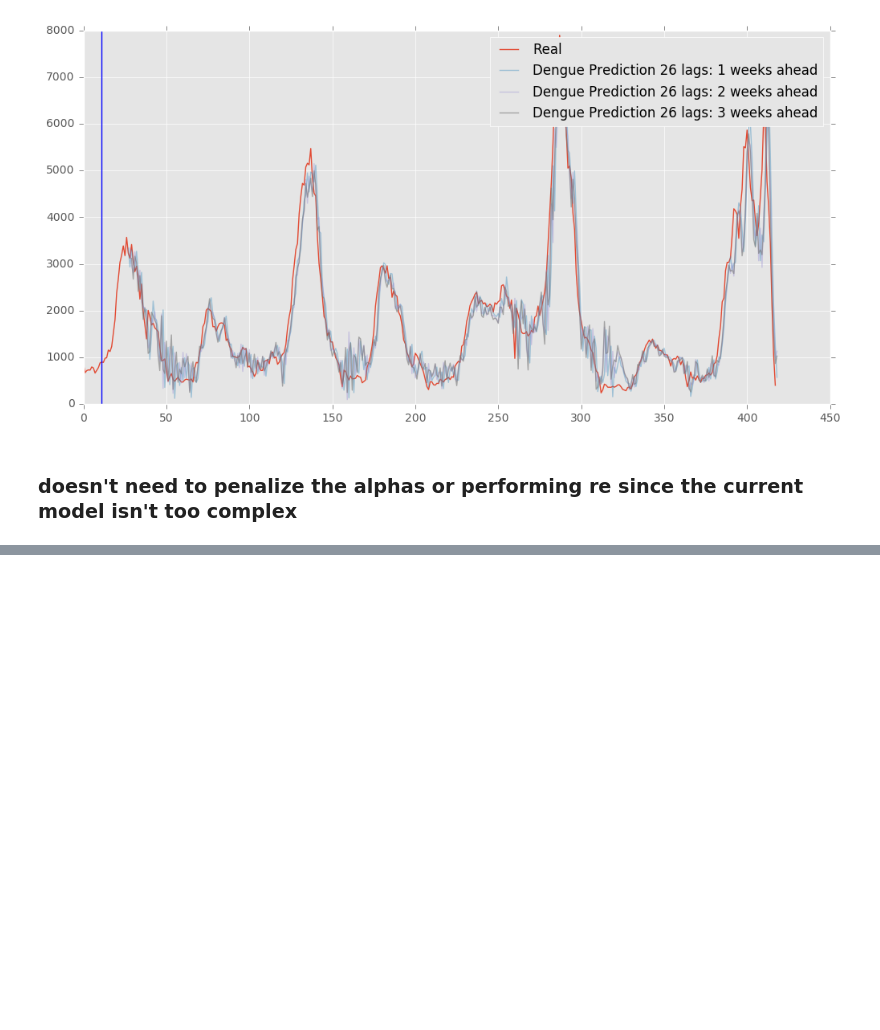
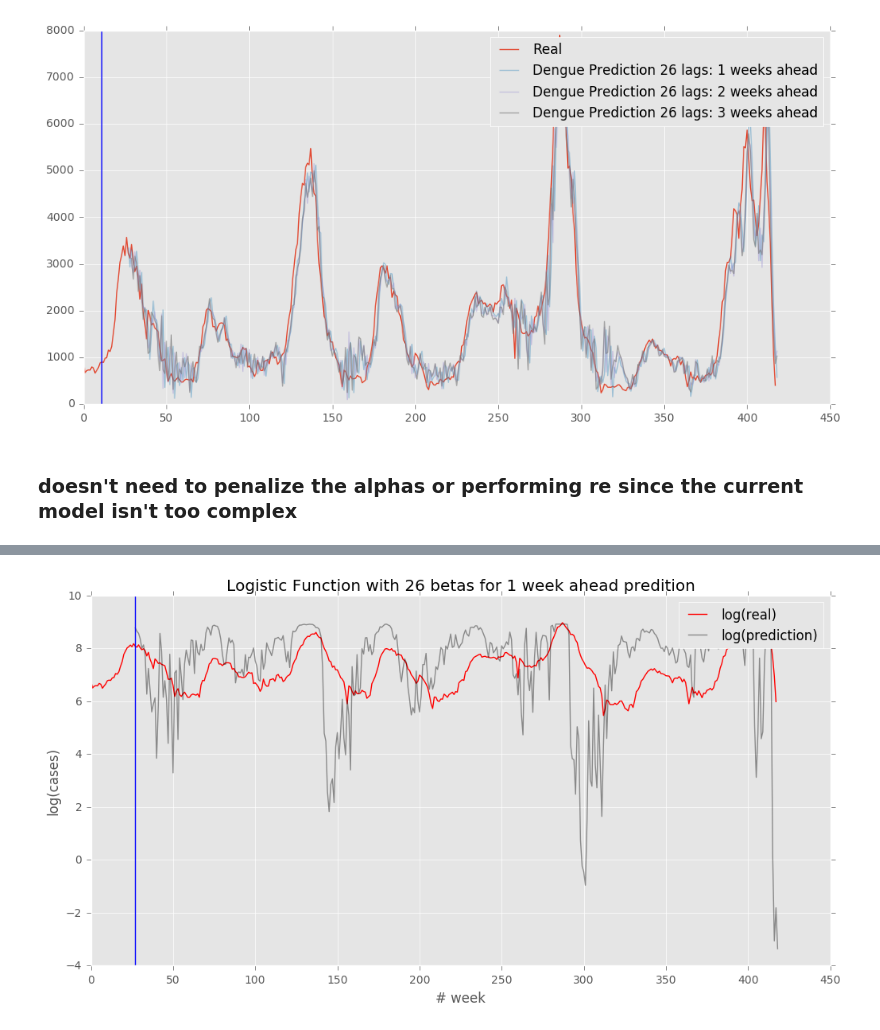
Before and after one commit to johnnycs/dengue-prediction, a Jupyter notebook: Weather Independent Dengue Forecast.ipynb, the cells around one changed output, grey strips where cells are left out. Cells and saved outputs as stored; diff of their text form; code cells hidden in the pictures; blank space fills up the shorter version.

```diff
--- a/Weather Independent Dengue Forecast.ipynb
+++ b/Weather Independent Dengue Forecast.ipynb
@@ -535,8 +538,8 @@ each_year = []
 for i in yr:
     each_year.append(weekly_df[weekly_df.date.astype('str').str[:4] == i].cases)
 # %%
-all_alphas = []
-lag = 11
-for year in each_year:
-    alpha_set = get_alphas(lag,year)
-    all_alphas.append(alpha_set)
+# all_alphas = []
+# lag = 11
+# for year in each_year:
+#     alpha_set = get_alphas(lag,year)
+#     all_alphas.append(alpha_set)
@@ -556,0 +576,5 @@ alphas_compare.set_ylabel("values")
+# %%
+all_alphas_copy = all_alphas
+all_alphas_copy = np.array(all_alphas_copy)
+all_alphas_copy = pd.DataFrame(all_alphas_copy)
+all_alphas_copy.columns = ["a_"+str(i) for i in range(27)]
@@ -556,0 +583,9 @@ alphas_compare.set_ylabel("values")
+# %%
+def make_hist(arr,idx):
+    plt.hist(arr.iloc[:,idx],bins=30)
+    plt.title('alpha # %d'%(idx-1))
+    plt.show()
+    plt.figure()
+# %%
+for i in range(1,27):
+    make_hist(all_alphas_copy,i)
@@ -558,0 +738,15 @@ alphas_compare.set_ylabel("values")
+# %%
+ls_ = []
+# 2007 onward
+
+log_test_cases = np.log(weekly_df.cases[261:])
+test_cases = weekly_df.cases[261:]
+
+for i in range(len(test_cases)-LAG):
+    result = guess_log(res.x,test_cases[i:i+LAG])
+    ls_.append(result)
+
+make_line(27,log_test_cases,ls_,'Logistic Function with 26 betas for 1 week ahead predition',
+          "# week","log(cases)",'log(real)','log(prediction)')
+# %% [output]
+[figure, added]
```
Also changed, not shown: parts of 33 cells of this notebook, 1 other file.
